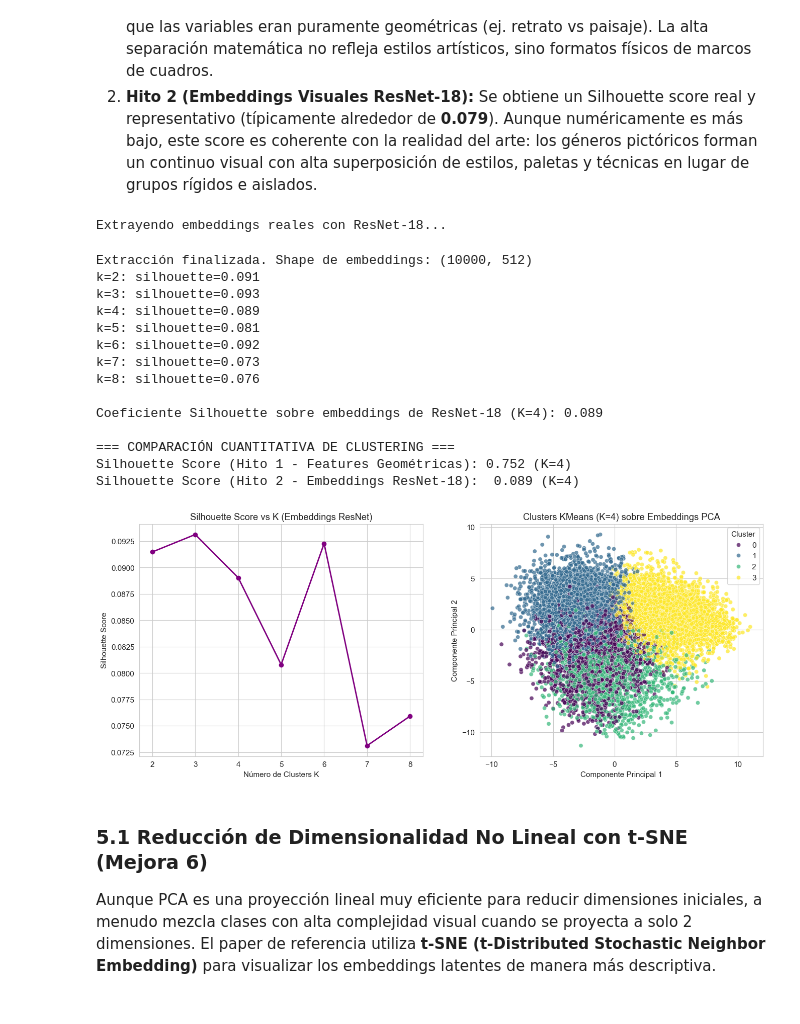
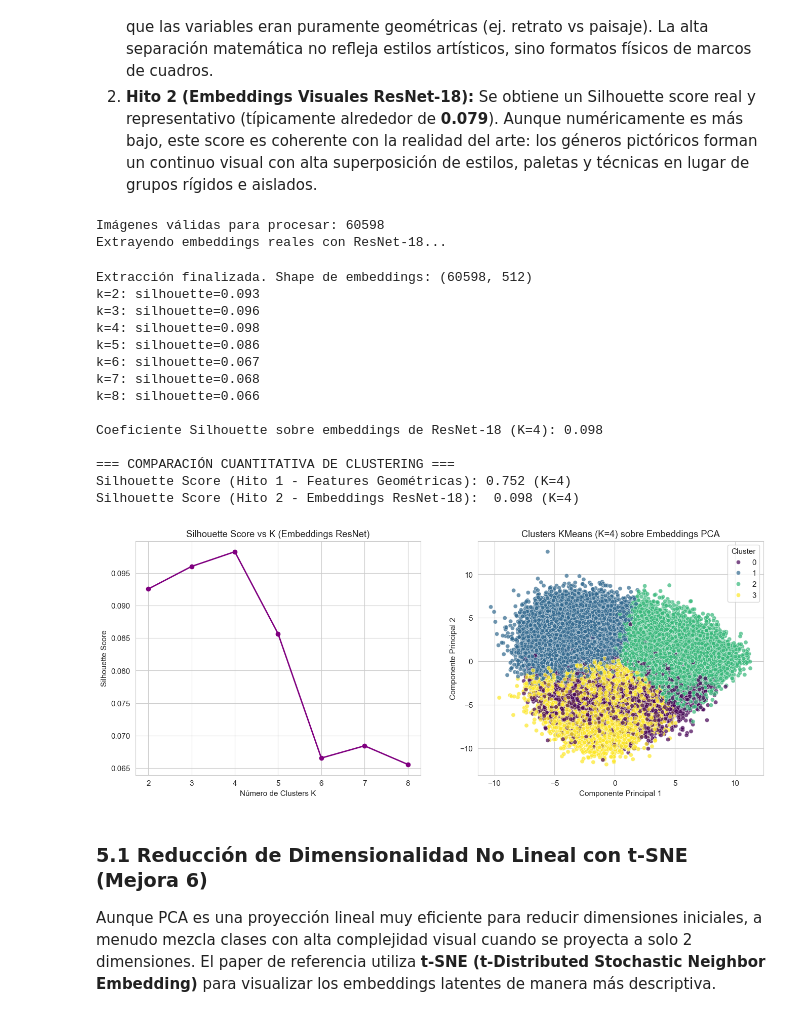
Before and after one commit to iriake/wikiart-training, a Jupyter notebook: wikiart_hito2_enhanced.ipynb, the cells around one changed output. Cells and saved outputs as stored; diff of their text form; code cells hidden in the pictures.

Commit message:
Actualización wikiart_hito2_enhanced (.ipynb y .html) con más imágenes (el watón)

```diff
--- a/wikiart_hito2_enhanced.ipynb
+++ b/wikiart_hito2_enhanced.ipynb
@@ -525,9 +532,17 @@ if existing_count == 0:
 # Intentar crear el directorio si no existe
 os.makedirs(IMG_DIR, exist_ok=True)
 
-# 1. Muestreo de las obras (aumentado a 10k+ para mayor representatividad visual)
-N_SAMPLES = 10000 # Aumentado a 10k+ para cumplir con el Hito 1 y tener mayor representatividad
-sample_df = df_clf.sample(n=N_SAMPLES, random_state=42).copy()
+# # 1. Muestreo de las obras (aumentado a 10k+ para mayor representatividad visual)
+# N_SAMPLES = 10000 # Aumentado a 10k+ para cumplir con el Hito 1 y tener mayor representatividad
+# sample_df = df_clf.sample(n=N_SAMPLES, random_state=42).copy()
+
+# 1. Seleccionar todas las obras que realmente tienen imagen en disco
+img_path = Path(IMG_DIR)
+
+valid_mask = df_clf['filename'].map(lambda f: (img_path / f).is_file())
+sample_df = df_clf.loc[valid_mask].copy()
+
+print(f"Imágenes válidas para procesar: {len(sample_df)}")
 
 # 2. Instanciación del Dataset y DataLoader
 image_dataset = WikiArtImageDataset(sample_df, img_dir=IMG_DIR, transform=resnet_transform_high_res)
@@ -569,44 +584,45 @@ kmeans_emb = KMeans(n_clusters=4, random_state=42, n_init=10)
 clusters_emb = kmeans_emb.fit_predict(X_embeddings_pca)
 
 sil_emb = silhouette_score(X_embeddings_pca, clusters_emb)
 print(f"\nCoeficiente Silhouette sobre embeddings de ResNet-18 (K=4): {sil_emb:.3f}")
 
 print("\n=== COMPARACIÓN CUANTITATIVA DE CLUSTERING ===")
 print(f"Silhouette Score (Hito 1 - Features Geométricas): 0.752 (K=4)")
 print(f"Silhouette Score (Hito 2 - Embeddings ResNet-18):  {sil_emb:.3f} (K=4)")
 
 # Gráfico de codo/silhouette sweep y de clusters PCA
 fig, axes = plt.subplots(1, 2, figsize=(16, 6))
 
 axes[0].plot(k_range, silhouettes_emb, 'o-', color='purple', linewidth=2)
 axes[0].set_title('Silhouette Score vs K (Embeddings ResNet)')
 axes[0].set_xlabel('Número de Clusters K')
 axes[0].set_ylabel('Silhouette Score')
 axes[0].grid(True)
 
 sns.scatterplot(x=X_embeddings_pca[:, 0], y=X_embeddings_pca[:, 1], hue=clusters_emb, palette='viridis', alpha=0.7, ax=axes[1])
 axes[1].set_title('Clusters KMeans (K=4) sobre Embeddings PCA')
 axes[1].set_xlabel('Componente Principal 1')
 axes[1].set_ylabel('Componente Principal 2')
 axes[1].legend(title='Cluster')
 plt.show()
 # %% [output]
+Imágenes válidas para procesar: 60598
 Extrayendo embeddings reales con ResNet-18...
-Extracción finalizada. Shape de embeddings: (10000, 512)
-k=2: silhouette=0.091
-k=3: silhouette=0.093
-k=4: silhouette=0.089
-k=5: silhouette=0.081
-k=6: silhouette=0.092
-k=7: silhouette=0.073
-k=8: silhouette=0.076
+Extracción finalizada. Shape de embeddings: (60598, 512)
+k=2: silhouette=0.093
+k=3: silhouette=0.096
+k=4: silhouette=0.098
+k=5: silhouette=0.086
+k=6: silhouette=0.067
+k=7: silhouette=0.068
+k=8: silhouette=0.066
 
-Coeficiente Silhouette sobre embeddings de ResNet-18 (K=4): 0.089
+Coeficiente Silhouette sobre embeddings de ResNet-18 (K=4): 0.098
 
 === COMPARACIÓN CUANTITATIVA DE CLUSTERING ===
 Silhouette Score (Hito 1 - Features Geométricas): 0.752 (K=4)
-Silhouette Score (Hito 2 - Embeddings ResNet-18):  0.089 (K=4)
+Silhouette Score (Hito 2 - Embeddings ResNet-18):  0.098 (K=4)
-[figure, old version]
+[figure, new version]
 # %% [markdown]
 ### 5.1 Reducción de Dimensionalidad No Lineal con t-SNE (Mejora 6)
 Aunque PCA es una proyección lineal muy eficiente para reducir dimensiones iniciales, a menudo mezcla clases con alta complejidad visual cuando se proyecta a solo 2 dimensiones. El paper de referencia utiliza **t-SNE (t-Distributed Stochastic Neighbor Embedding)** para visualizar los embeddings latentes de manera más descriptiva.
```
Also changed, not shown: parts of 10 cells of this notebook, 1 other file.
